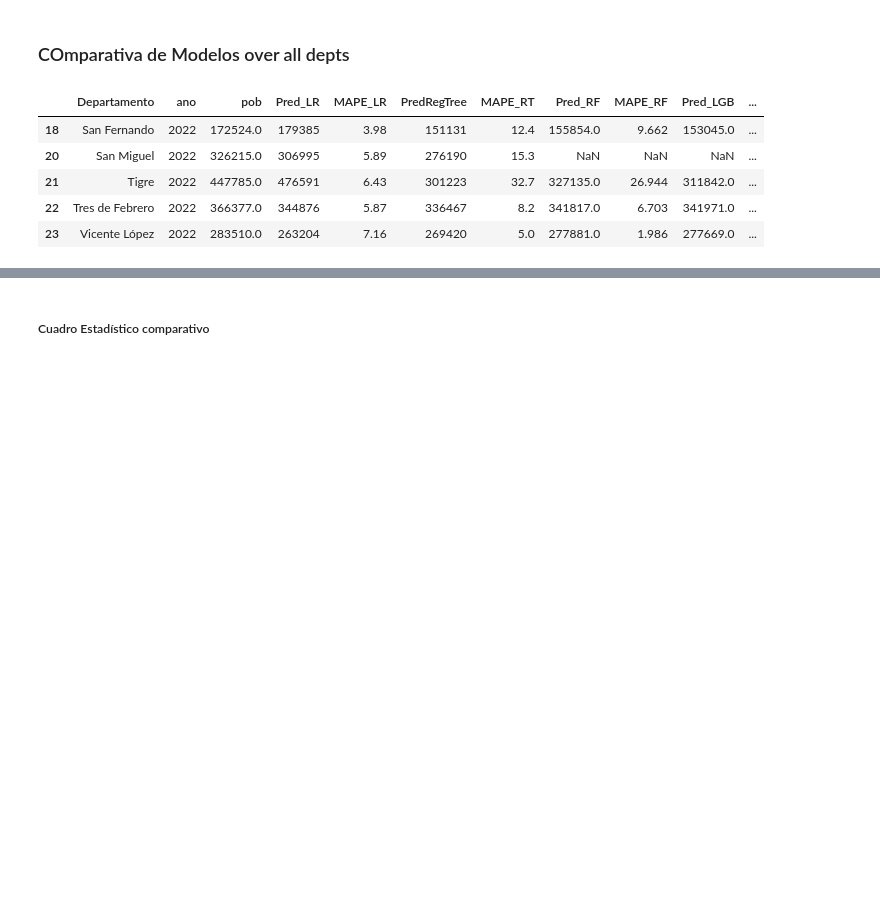
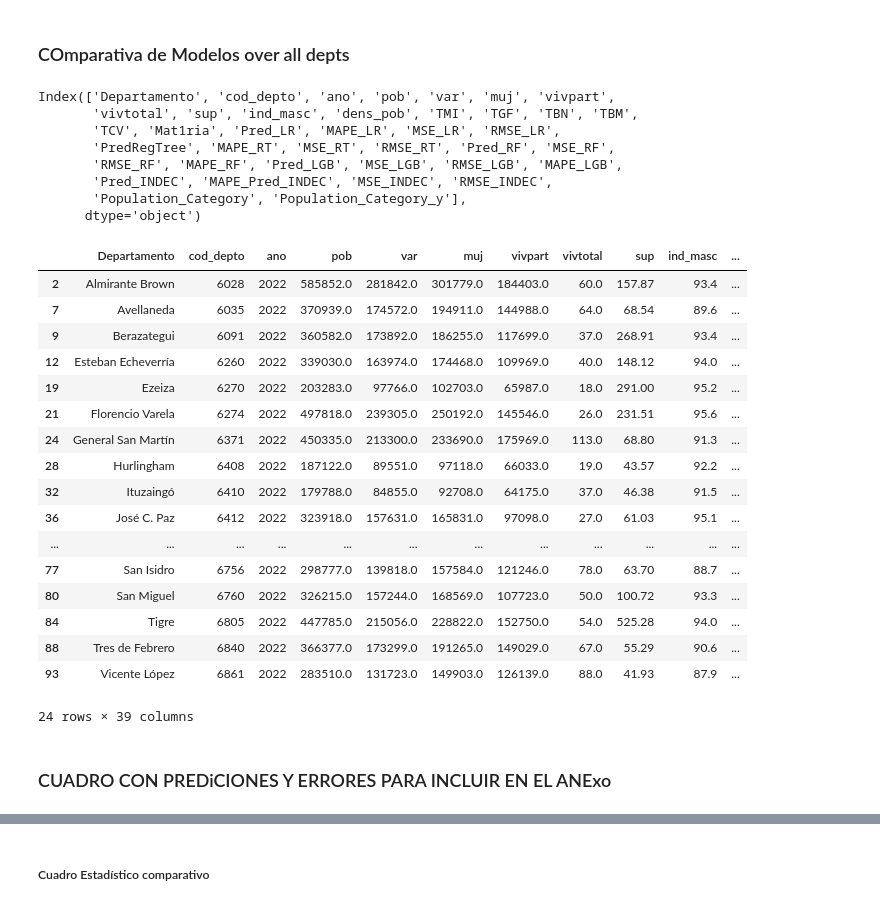
Before and after one commit to fmeseri/ITBA_TFI, a Jupyter notebook: code/python/notebooks/PrediccionesFull.ipynb, the cells around one changed output, grey strips where cells are left out. Drawn from its saved outputs; the diff is of its cells as text; code cells hidden in the pictures; blank space fills up the shorter version.

```diff
--- a/code/python/notebooks/PrediccionesFull.ipynb
+++ b/code/python/notebooks/PrediccionesFull.ipynb
@@ -102,7 +102,7 @@ df_indec.tail(15)
 | 367 | 752 | 6861 | 2025 | Vicente López | 265885 | 125719 | 140166 |
 # %%
 # proyecciones- Datasetc EXTENDIDO _V4.csv
-df_proy = pd.read_csv('C:/Users/Fer/ITBA_TFI/datasets/ext_V4.csv',sep=',', header='infer')
+df_proy = pd.read_csv('C:/Users/Fer/ITBA_TFI/datasets/extended_All.csv',sep=',', header='infer')
 
 # Display the first few rows of the DataFrame
 df_proy=df_proy.rename(columns={'anio':'ano','nam':'Departamento'})
@@ -148,14 +148,24 @@ filtered_df = FullProy_df[FullProy_df['Pred_INDEC'].notnull()]
 # Calculate the absolute difference between 'pob' and 'Pred_INDEC'
 filtered_df['abs_error'] = abs(filtered_df['pob'] - filtered_df['Pred_INDEC'])
 
-# Calculate the percentage error for each row
-filtered_df['percentage_error'] = (filtered_df['abs_error'] / filtered_df['pob']) * 100
+# Calculate MSE
+filtered_df['MSE'] = mean_squared_error(filtered_df['pob'] , filtered_df['Pred_INDEC']).round(1)
+
+# Calculate RMSE
+filtered_df['RMSE'] =np.sqrt(mean_squared_error(filtered_df['pob'] , filtered_df['Pred_INDEC'])).round(1)
+
+# Calculate the percentage error for each row- MAPE
+filtered_df['percentage_error'] = (filtered_df['abs_error'] / filtered_df['pob']).round(4) * 100
 
 # Compute the mean of the absolute percentage errors
 mape = filtered_df['percentage_error'].mean()
 
 # Add the calculated MAPE values as a new column
 FullProy_df.loc[FullProy_df['Pred_INDEC'].notnull(), 'MAPE_Pred_INDEC'] = filtered_df['percentage_error']
+# Add the calculated MSE values as a new column
+FullProy_df.loc[FullProy_df['Pred_INDEC'].notnull(), 'MSE_INDEC'] = filtered_df['MSE']
+# Add the calculated RMSE values as a new column
+FullProy_df.loc[FullProy_df['Pred_INDEC'].notnull(), 'RMSE_INDEC'] = filtered_df['RMSE']
 
 print("Mean Absolute Percentage Error (MAPE):", mape)
 # Convert 'ano' column to integers
@@ -1153,13 +1173,38 @@ for dept in poor_depts:
 indec falla donde el GR 2010/2000 es alto( mayor al promedio) y después baja........ especialmente en elcaso de la matanza..
 # %% [markdown]
 ### COmparativa de Modelos over all depts
-# %%
-df=filtered_df
-df.tail()
-# %% [output]
-|  | Departamento | ano | pob | Pred_LR | MAPE_LR | PredRegTree | MAPE_RT | Pred_RF | MAPE_RF | Pred_LGB | ... |
-| 18 | San Fernando | 2022 | 172524.0 | 179385 | 3.98 | 151131 | 12.4 | 155854.0 | 9.662 | 153045.0 | ... |
-| 20 | San Miguel | 2022 | 326215.0 | 306995 | 5.89 | 276190 | 15.3 | NaN | NaN | NaN | ... |
-| 21 | Tigre | 2022 | 447785.0 | 476591 | 6.43 | 301223 | 32.7 | 327135.0 | 26.944 | 311842.0 | ... |
-| 22 | Tres de Febrero | 2022 | 366377.0 | 344876 | 5.87 | 336467 | 8.2 | 341817.0 | 6.703 | 341971.0 | ... |
-| 23 | Vicente López | 2022 | 283510.0 | 263204 | 7.16 | 269420 | 5.0 | 277881.0 | 1.986 | 277669.0 | ... |
+# %%
+
+#data_2022=data_2022.drop(columns=['Population_Category'	,'Population_Category_y'])
+
+print(data_2022.columns)
+data_2022
+# %% [output]
+Index(['Departamento', 'cod_depto', 'ano', 'pob', 'var', 'muj', 'vivpart',
+       'vivtotal', 'sup', 'ind_masc', 'dens_pob', 'TMI', 'TGF', 'TBN', 'TBM',
+       'TCV', 'Mat1ria', 'Pred_LR', 'MAPE_LR', 'MSE_LR', 'RMSE_LR',
+       'PredRegTree', 'MAPE_RT', 'MSE_RT', 'RMSE_RT', 'Pred_RF', 'MSE_RF',
+       'RMSE_RF', 'MAPE_RF', 'Pred_LGB', 'MSE_LGB', 'RMSE_LGB', 'MAPE_LGB',
+       'Pred_INDEC', 'MAPE_Pred_INDEC', 'MSE_INDEC', 'RMSE_INDEC',
+       'Population_Category', 'Population_Category_y'],
+      dtype='object')
+|  | Departamento | cod_depto | ano | pob | var | muj | vivpart | vivtotal | sup | ind_masc | ... |
+| 2 | Almirante Brown | 6028 | 2022 | 585852.0 | 281842.0 | 301779.0 | 184403.0 | 60.0 | 157.87 | 93.4 | ... |
+| 7 | Avellaneda | 6035 | 2022 | 370939.0 | 174572.0 | 194911.0 | 144988.0 | 64.0 | 68.54 | 89.6 | ... |
+| 9 | Berazategui | 6091 | 2022 | 360582.0 | 173892.0 | 186255.0 | 117699.0 | 37.0 | 268.91 | 93.4 | ... |
+| 12 | Esteban Echeverría | 6260 | 2022 | 339030.0 | 163974.0 | 174468.0 | 109969.0 | 40.0 | 148.12 | 94.0 | ... |
+| 19 | Ezeiza | 6270 | 2022 | 203283.0 | 97766.0 | 102703.0 | 65987.0 | 18.0 | 291.00 | 95.2 | ... |
+| 21 | Florencio Varela | 6274 | 2022 | 497818.0 | 239305.0 | 250192.0 | 145546.0 | 26.0 | 231.51 | 95.6 | ... |
+| 24 | General San Martín | 6371 | 2022 | 450335.0 | 213300.0 | 233690.0 | 175969.0 | 113.0 | 68.80 | 91.3 | ... |
+| 28 | Hurlingham | 6408 | 2022 | 187122.0 | 89551.0 | 97118.0 | 66033.0 | 19.0 | 43.57 | 92.2 | ... |
+| 32 | Ituzaingó | 6410 | 2022 | 179788.0 | 84855.0 | 92708.0 | 64175.0 | 37.0 | 46.38 | 91.5 | ... |
+| 36 | José C. Paz | 6412 | 2022 | 323918.0 | 157631.0 | 165831.0 | 97098.0 | 27.0 | 61.03 | 95.1 | ... |
+| ... | ... | ... | ... | ... | ... | ... | ... | ... | ... | ... | ... |
+| 77 | San Isidro | 6756 | 2022 | 298777.0 | 139818.0 | 157584.0 | 121246.0 | 78.0 | 63.70 | 88.7 | ... |
+| 80 | San Miguel | 6760 | 2022 | 326215.0 | 157244.0 | 168569.0 | 107723.0 | 50.0 | 100.72 | 93.3 | ... |
+| 84 | Tigre | 6805 | 2022 | 447785.0 | 215056.0 | 228822.0 | 152750.0 | 54.0 | 525.28 | 94.0 | ... |
+| 88 | Tres de Febrero | 6840 | 2022 | 366377.0 | 173299.0 | 191265.0 | 149029.0 | 67.0 | 55.29 | 90.6 | ... |
+| 93 | Vicente López | 6861 | 2022 | 283510.0 | 131723.0 | 149903.0 | 126139.0 | 88.0 | 41.93 | 87.9 | ... |
+24 rows × 39 columns
+# %% [markdown]
+### CUADRO CON PREDiCIONES Y ERRORES PARA INCLUIR EN EL ANExo
```
Also changed, not shown: parts of 43 cells of this notebook, 35 other files.
